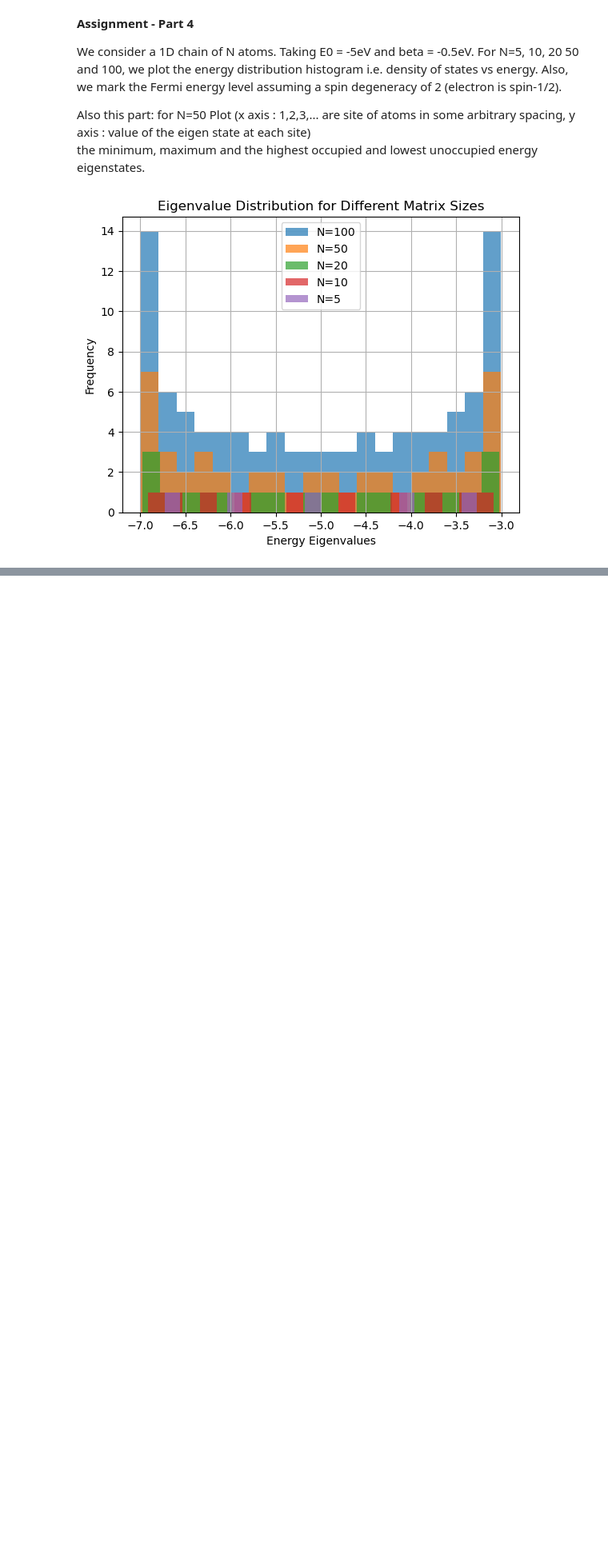
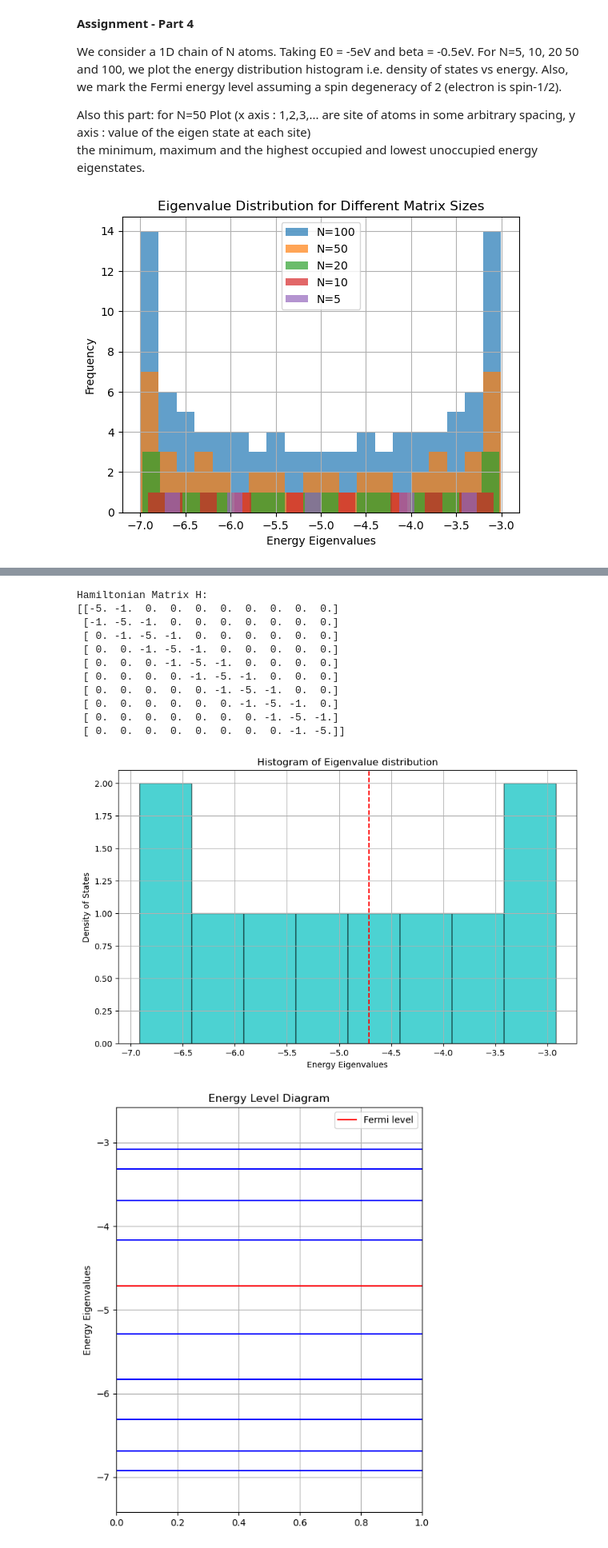
Before and after one commit to crimsonpane23/P306-Introduction-to-Condensed-Matter-Physics, a Jupyter notebook: Assignment - Eigenvalues distribution.ipynb, the cells around one changed output, grey strips where cells are left out. Shown at 80% size. Drawn from its saved outputs; the diff is of its cells as text; code cells hidden in the pictures; blank space fills up the shorter version.

```diff
--- a/Assignment - Eigenvalues distribution.ipynb
+++ b/Assignment - Eigenvalues distribution.ipynb
@@ -388,0 +389,23 @@ Hamiltonian Matrix H:
+# %%
+N = 10
+#Create a nxn matrix with all diagonal values equal to -5 and super diagonal values equal to -1
+H = np.diag(-5*np.ones(N)) + np.diag(-1 * np.ones(N - 1), k=-1) + np.diag(-1 * np.ones(N - 1), k=1)
+print("Hamiltonian Matrix H:")
+print(H)
+
+eigval, eigvec = np.linalg.eig(H)
+Plot_eigenstates_and_energy_levels(N,eigval, eigvec, bin_width=0.5)
+# %% [output]
+Hamiltonian Matrix H:
+[[-5. -1.  0.  0.  0.  0.  0.  0.  0.  0.]
+ [-1. -5. -1.  0.  0.  0.  0.  0.  0.  0.]
+ [ 0. -1. -5. -1.  0.  0.  0.  0.  0.  0.]
+ [ 0.  0. -1. -5. -1.  0.  0.  0.  0.  0.]
+ [ 0.  0.  0. -1. -5. -1.  0.  0.  0.  0.]
+ [ 0.  0.  0.  0. -1. -5. -1.  0.  0.  0.]
+ [ 0.  0.  0.  0.  0. -1. -5. -1.  0.  0.]
+ [ 0.  0.  0.  0.  0.  0. -1. -5. -1.  0.]
+ [ 0.  0.  0.  0.  0.  0.  0. -1. -5. -1.]
+ [ 0.  0.  0.  0.  0.  0.  0.  0. -1. -5.]]
+[figure, added]
+[figure, added]
```
Also changed, not shown: parts of 7 cells of this notebook.
